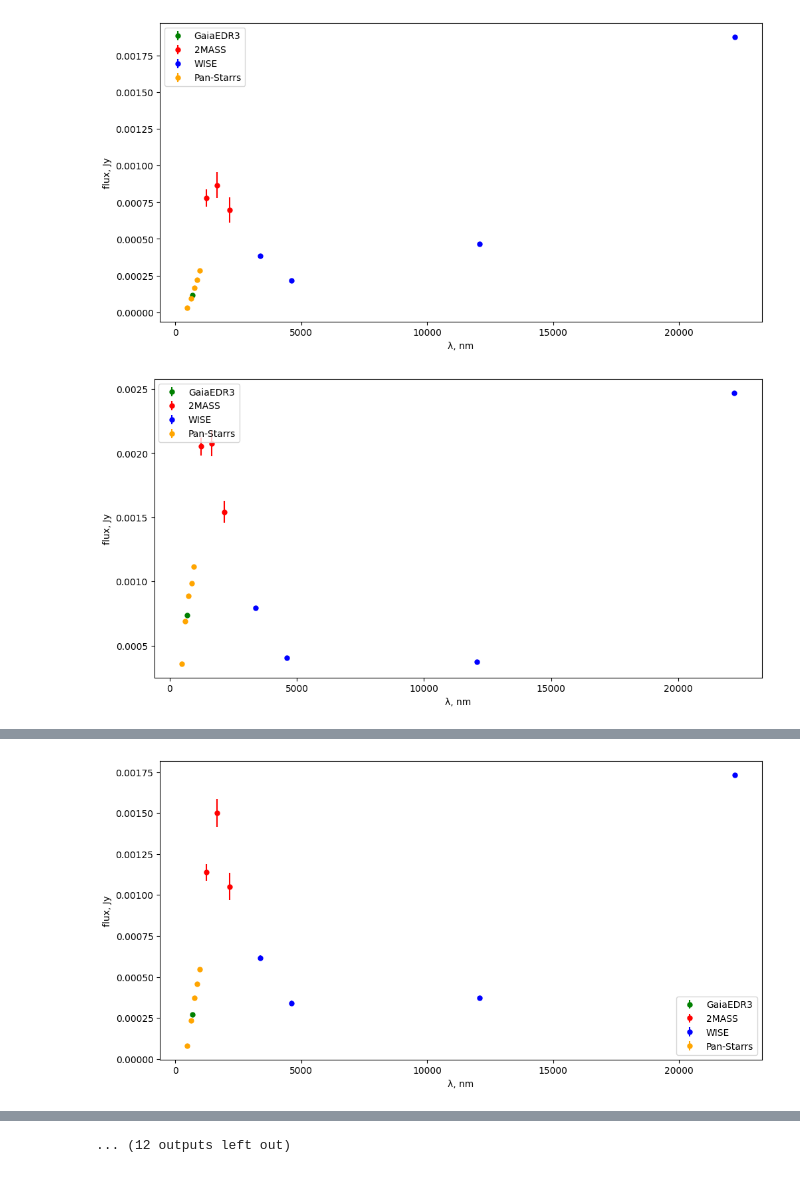
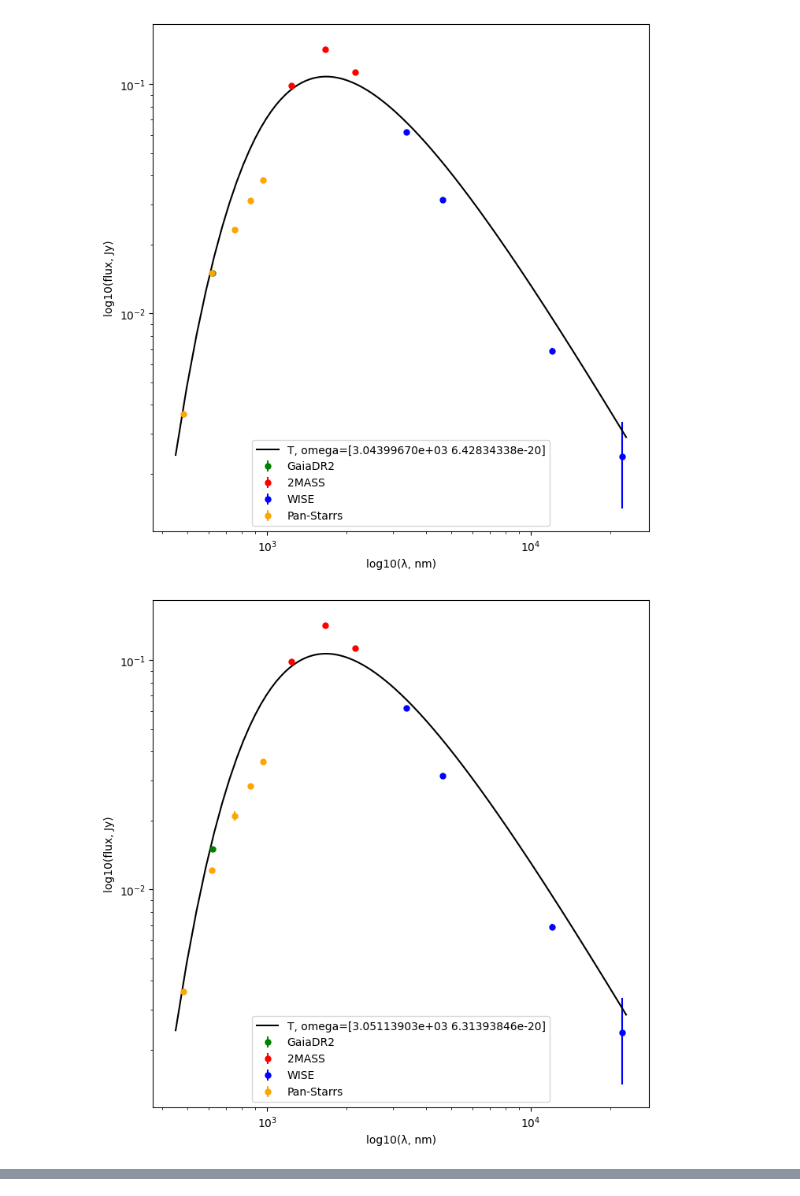
Before and after one commit to AstroTaffer/MEN-681301-OAM, a Jupyter notebook: Gimalieva.ipynb, the cells around one changed output, grey strips where cells are left out. Drawn from its saved outputs; the diff is of its cells as text; code cells hidden in the pictures.

Commit message:
black body graph

```diff
--- a/Gimalieva.ipynb
+++ b/Gimalieva.ipynb
@@ -83,20 +109,34 @@ for i in range(len(name)):
 # %%
-for i in range(len(data)):
+from scipy.optimize import curve_fit
+from astropy.modeling import models
+
+
+def Planck(wl, T, omega):
+    b = models.BlackBody(temperature=T*u.K)
+    f = b(wl*u.nm).to(u.Jy/u.sr) * np.pi *u.sr * omega
+    return f.value
+
+data = data.sort_values(by=['J_flux'], ascending=False)
+data = data.reset_index(drop=True)
+
+for i in range(10):
     flux = [data[name[j][0]][i] for j in range(len(wl))]
     flux_error = [data[name[j][1]][i] for j in range(len(wl))]
-    fig, ax = plt.subplots(figsize=(10, 5), layout='constrained')
-    #ax.scatter(np.log10(wl), np.log10(flux), color='black', s=25)
-    #ax.errorbar(np.log10(wl), np.log10(flux), yerr=abs(np.log10(flux_error)))
-    ax.errorbar(wl[0], flux[0], yerr=flux_error[0], fmt="o", markersize=5, c='green', label='GaiaEDR3')
+    popt, pcov = curve_fit(Planck, wl, flux, p0=(5000, 1e-20), bounds=([3000, 1e-22], [7000, 1e-18]))
+    wl_data = np.linspace(450, 23e3, 500)
+    fig, ax = plt.subplots(figsize=(7, 7), layout='constrained')
+    ax.errorbar(wl[0], flux[0], yerr=flux_error[0], fmt="o", markersize=5, c='green', label='GaiaDR2')
     ax.errorbar([wl[1], wl[2], wl[3]], [flux[1], flux[2], flux[3]], yerr=[flux_error[1], flux_error[2], flux_error[3]], fmt="o", markersize=5, c='red', label='2MASS')
-    ax.errorbar([wl[4], wl[5], wl[6], wl[7]], [flux[4], flux[5], flux[6], flux[7]], yerr=[flux_error[4], flux_error[5], flux_error[6], flux_error[7]], fmt="o", markersize=5, c='blue', label='WISE')
-    ax.errorbar([wl[8], wl[9], wl[10], wl[11], wl[12]], [flux[8], flux[9], flux[10], flux[11], flux[12]], yerr=[flux_error[8], flux_error[9], flux_error[10], flux_error[11], flux_error[12]], fmt="o", markersize=5, c='orange', label='Pan-Starrs')
-   # ax.set_xscale('log')
-   # ax.set_yscale('log')
-    ax.set_xlabel('λ, nm')
-    ax.set_ylabel('flux, Jy')
+    ax.errorbar([wl[4], wl[5], wl[6], wl[7]], [flux[4], flux[5], flux[6], flux[7]],
+                yerr=[flux_error[4], flux_error[5], flux_error[6], flux_error[7]], fmt="o", markersize=5, c='blue', label='WISE')
+    ax.errorbar([wl[8], wl[9], wl[10], wl[11], wl[12]], [flux[8], flux[9], flux[10], flux[11], flux[12]],
+                yerr=[flux_error[8], flux_error[9], flux_error[10], flux_error[11], flux_error[12]], fmt="o", markersize=5, c='orange', label='Pan-Starrs')
+    ax.plot(wl_data, Planck(wl_data, *popt), '-', color='black', label=f'T, omega={popt}')
+    ax.set_xlabel('log10(λ, nm)')
+    ax.set_ylabel('log10(flux, Jy)')
+    ax.loglog()
     ax.legend()
     plt.show()
 # %% [output]
-[figure, old version]
+[figure, new version]
-[figure, old version]
+[figure, new version]
@@ -111 +150,0 @@ for i in range(len(data)):
-[figure, removed]
@@ -113 +150,0 @@ for i in range(len(data)):
-... (12 outputs left out)
```
Also changed, not shown: parts of 4 cells of this notebook.
